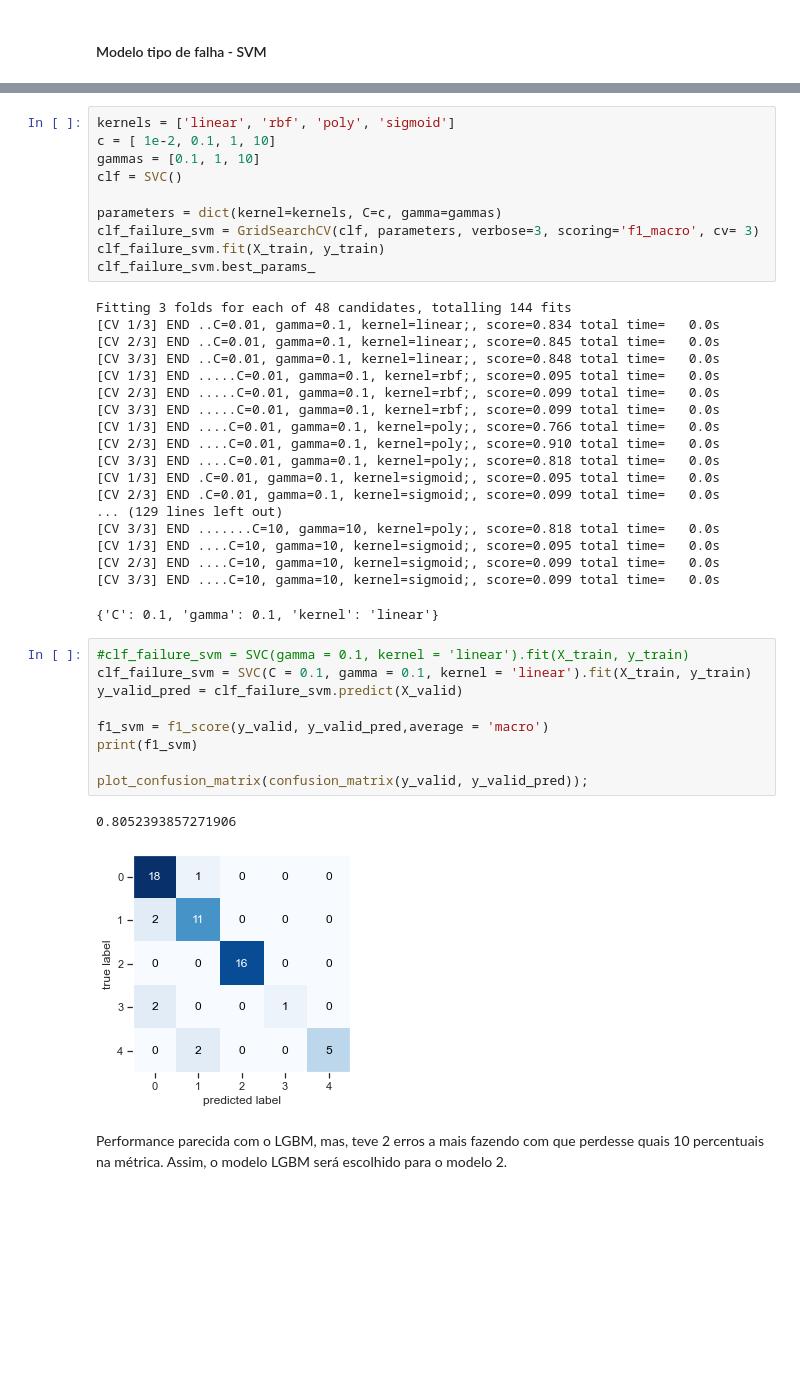
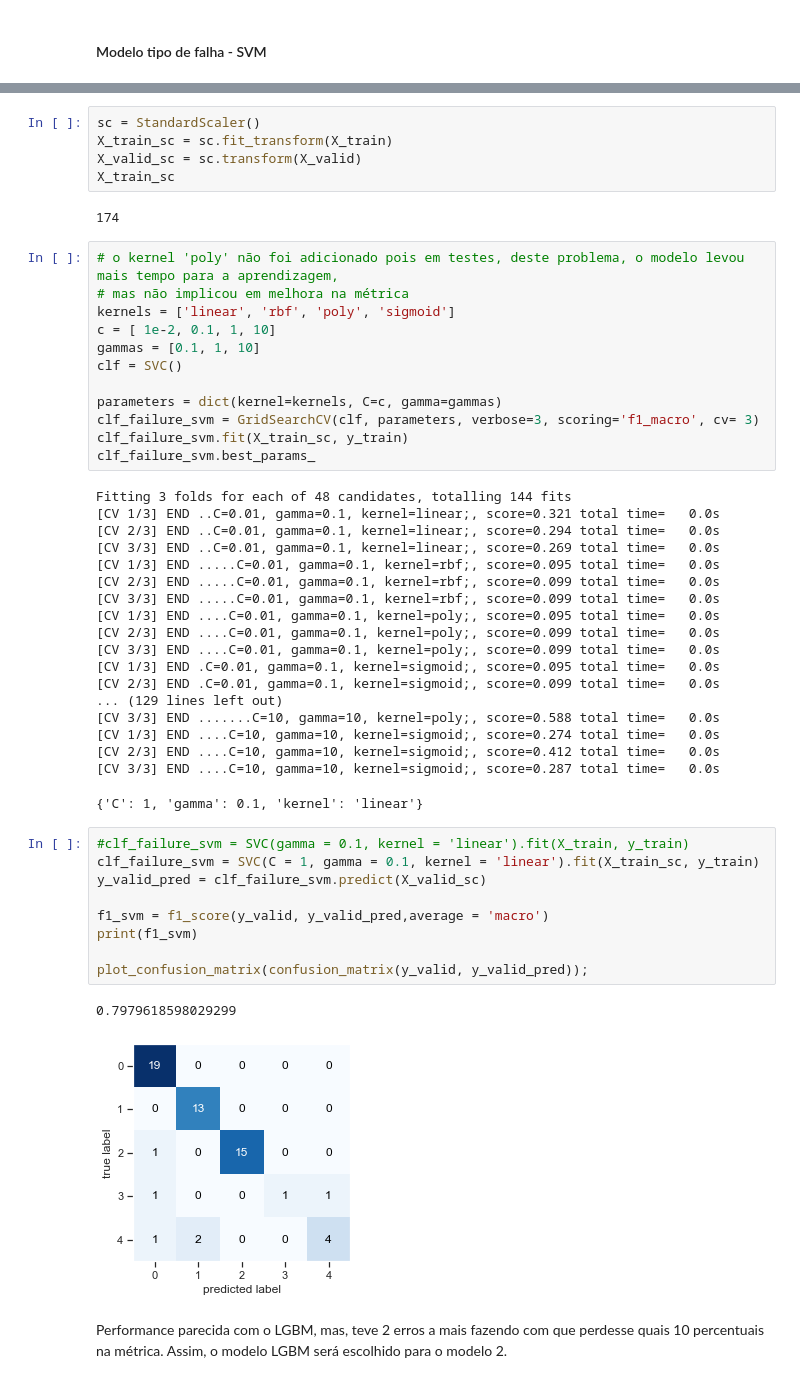
Before and after one commit to paulinhomagno/Desafio_lighthouse, a Jupyter notebook: Analise_Modelagem.ipynb, the cells around one changed output, grey strips where cells are left out. Drawn from its saved outputs; the diff is of its cells as text; blank space fills up the shorter version.

```diff
--- a/Analise_Modelagem.ipynb
+++ b/Analise_Modelagem.ipynb
@@ -1002,4 +1009,13 @@ Este modelo performa melhor por ter bons acertos em cada classe, e especificamen
+# %%
+sc = StandardScaler()
+X_train_sc = sc.fit_transform(X_train)
+X_valid_sc = sc.transform(X_valid)
+X_train_sc
+# %% [output]
+174
 # %%
+# o kernel 'poly' não foi adicionado pois em testes, deste problema, o modelo levou mais tempo para a aprendizagem,
+# mas não implicou em melhora na métrica
 kernels = ['linear', 'rbf', 'poly', 'sigmoid']
 c = [ 1e-2, 0.1, 1, 10]
 gammas = [0.1, 1, 10]
@@ -1007,39 +1023,39 @@ clf = SVC()
 
 parameters = dict(kernel=kernels, C=c, gamma=gammas)
 clf_failure_svm = GridSearchCV(clf, parameters, verbose=3, scoring='f1_macro', cv= 3)
-clf_failure_svm.fit(X_train, y_train)
+clf_failure_svm.fit(X_train_sc, y_train)
 clf_failure_svm.best_params_
 # %% [output]
 Fitting 3 folds for each of 48 candidates, totalling 144 fits
-[CV 1/3] END ..C=0.01, gamma=0.1, kernel=linear;, score=0.834 total time=   0.0s
-[CV 2/3] END ..C=0.01, gamma=0.1, kernel=linear;, score=0.845 total time=   0.0s
-[CV 3/3] END ..C=0.01, gamma=0.1, kernel=linear;, score=0.848 total time=   0.0s
+[CV 1/3] END ..C=0.01, gamma=0.1, kernel=linear;, score=0.321 total time=   0.0s
+[CV 2/3] END ..C=0.01, gamma=0.1, kernel=linear;, score=0.294 total time=   0.0s
+[CV 3/3] END ..C=0.01, gamma=0.1, kernel=linear;, score=0.269 total time=   0.0s
 [CV 1/3] END .....C=0.01, gamma=0.1, kernel=rbf;, score=0.095 total time=   0.0s
 [CV 2/3] END .....C=0.01, gamma=0.1, kernel=rbf;, score=0.099 total time=   0.0s
 [CV 3/3] END .....C=0.01, gamma=0.1, kernel=rbf;, score=0.099 total time=   0.0s
-[CV 1/3] END ....C=0.01, gamma=0.1, kernel=poly;, score=0.766 total time=   0.0s
-[CV 2/3] END ....C=0.01, gamma=0.1, kernel=poly;, score=0.910 total time=   0.0s
-[CV 3/3] END ....C=0.01, gamma=0.1, kernel=poly;, score=0.818 total time=   0.0s
+[CV 1/3] END ....C=0.01, gamma=0.1, kernel=poly;, score=0.095 total time=   0.0s
+[CV 2/3] END ....C=0.01, gamma=0.1, kernel=poly;, score=0.099 total time=   0.0s
+[CV 3/3] END ....C=0.01, gamma=0.1, kernel=poly;, score=0.099 total time=   0.0s
 [CV 1/3] END .C=0.01, gamma=0.1, kernel=sigmoid;, score=0.095 total time=   0.0s
 [CV 2/3] END .C=0.01, gamma=0.1, kernel=sigmoid;, score=0.099 total time=   0.0s
 ... (129 lines left out)
-[CV 3/3] END .......C=10, gamma=10, kernel=poly;, score=0.818 total time=   0.0s
-[CV 1/3] END ....C=10, gamma=10, kernel=sigmoid;, score=0.095 total time=   0.0s
-[CV 2/3] END ....C=10, gamma=10, kernel=sigmoid;, score=0.099 total time=   0.0s
-[CV 3/3] END ....C=10, gamma=10, kernel=sigmoid;, score=0.099 total time=   0.0s
+[CV 3/3] END .......C=10, gamma=10, kernel=poly;, score=0.588 total time=   0.0s
+[CV 1/3] END ....C=10, gamma=10, kernel=sigmoid;, score=0.274 total time=   0.0s
+[CV 2/3] END ....C=10, gamma=10, kernel=sigmoid;, score=0.412 total time=   0.0s
+[CV 3/3] END ....C=10, gamma=10, kernel=sigmoid;, score=0.287 total time=   0.0s
-{'C': 0.1, 'gamma': 0.1, 'kernel': 'linear'}
+{'C': 1, 'gamma': 0.1, 'kernel': 'linear'}
 # %%
 #clf_failure_svm = SVC(gamma = 0.1, kernel = 'linear').fit(X_train, y_train)
-clf_failure_svm = SVC(C = 0.1, gamma = 0.1, kernel = 'linear').fit(X_train, y_train)
-y_valid_pred = clf_failure_svm.predict(X_valid)
+clf_failure_svm = SVC(C = 1, gamma = 0.1, kernel = 'linear').fit(X_train_sc, y_train)
+y_valid_pred = clf_failure_svm.predict(X_valid_sc)
 
 f1_svm = f1_score(y_valid, y_valid_pred,average = 'macro')
 print(f1_svm)
 
 plot_confusion_matrix(confusion_matrix(y_valid, y_valid_pred));
 # %% [output]
-0.8052393857271906
+0.7979618598029299
-[figure, old version]
+[figure, new version]
 # %% [markdown]
 Performance parecida com o LGBM, mas, teve 2 erros a mais fazendo com que perdesse quais 10 percentuais na métrica. Assim, o modelo LGBM será escolhido para o modelo 2.
 # %%
```
Also changed, not shown: parts of 14 cells of this notebook.
